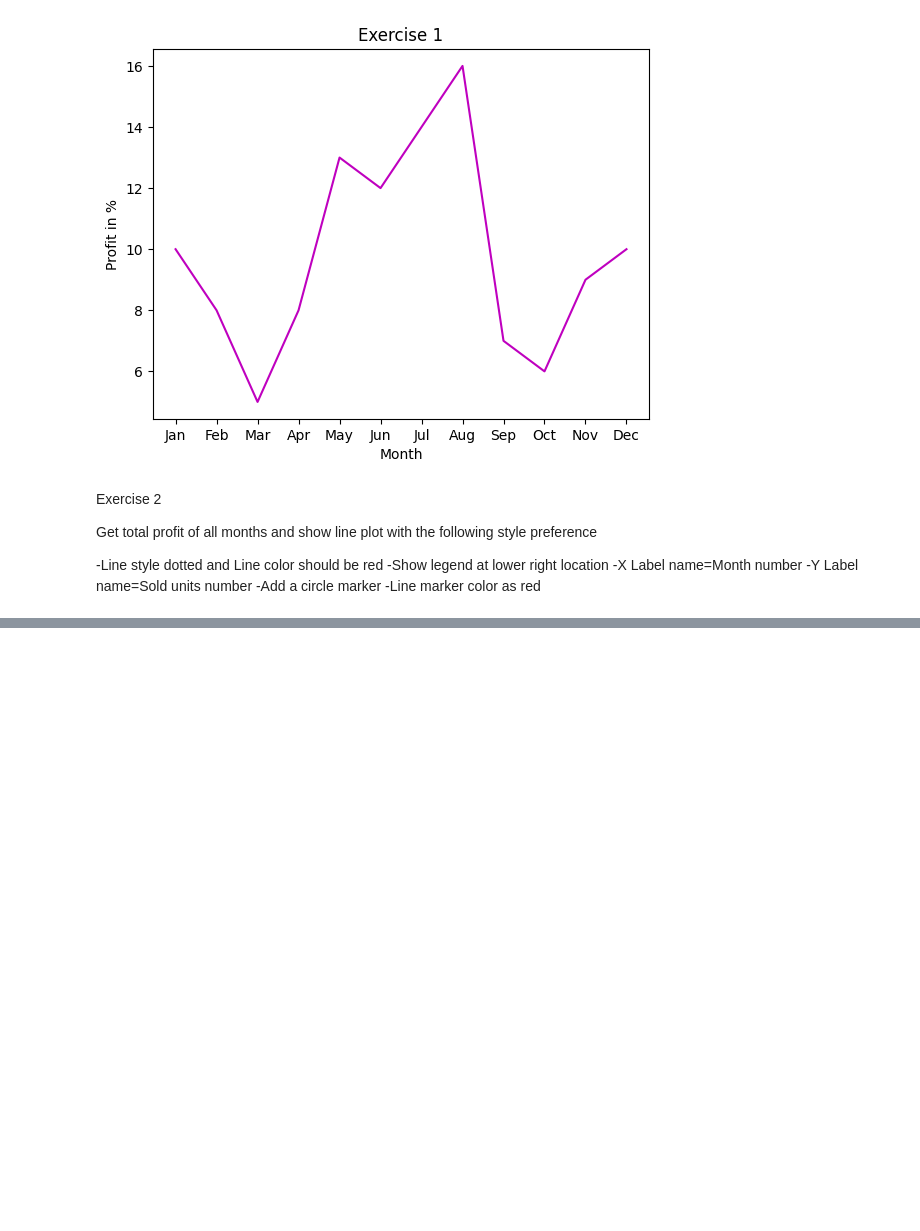
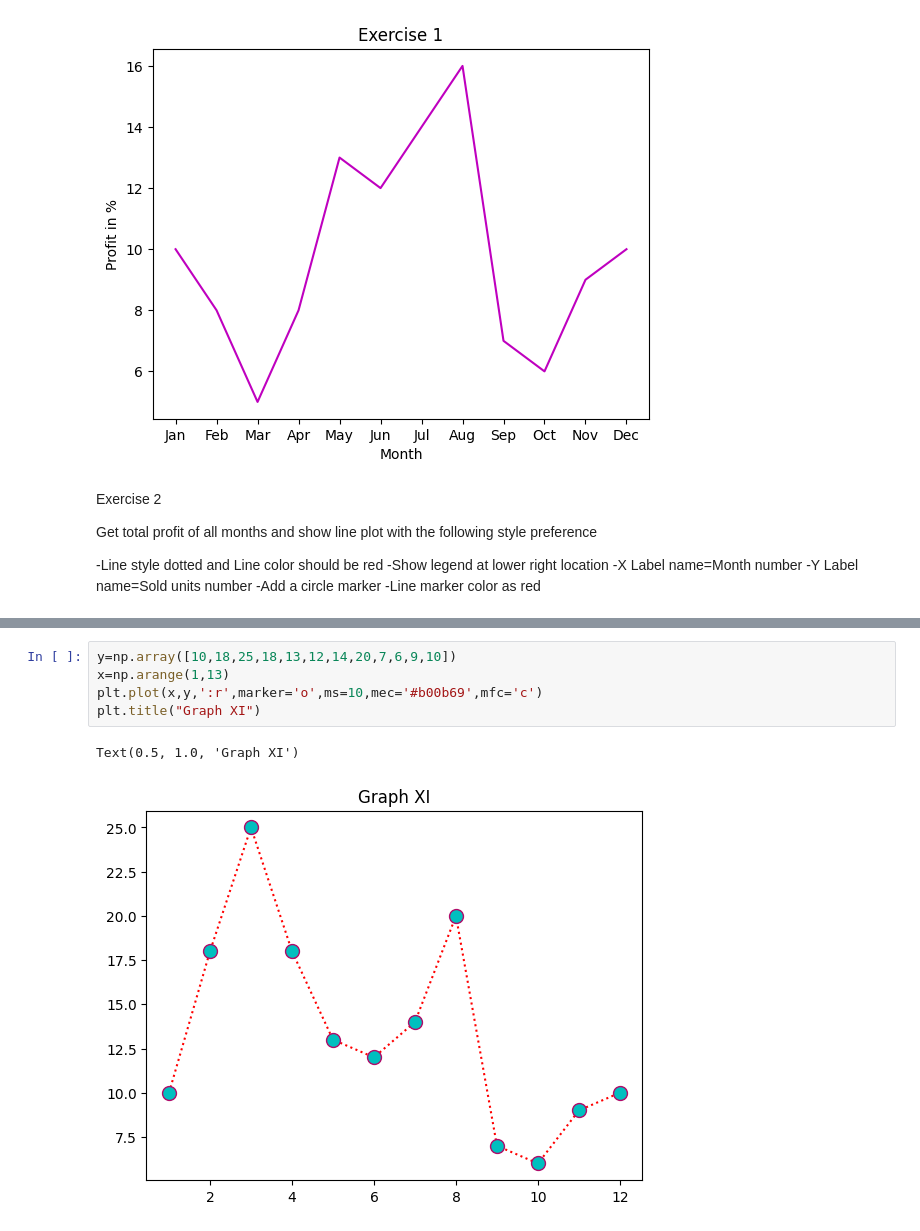
Before and after one commit to V-Adithya/DAV-Python, a Jupyter notebook: DAV Labsheet 1.ipynb, the cells around one changed output, grey strips where cells are left out. Cells and saved outputs as stored; diff of their text form; blank space fills up the shorter version.

```diff
--- a/DAV Labsheet 1.ipynb
+++ b/DAV Labsheet 1.ipynb
@@ -194,0 +213,8 @@ plt.legend("YOOOOOOOOOOOOOOOOOOOOOOO")
+# %%
+y=np.array([10,18,25,18,13,12,14,20,7,6,9,10])
+x=np.arange(1,13)
+plt.plot(x,y,':r',marker='o',ms=10,mec='#b00b69',mfc='c')
+plt.title("Graph XI")
+# %% [output]
+Text(0.5, 1.0, 'Graph XI')
+[figure, added]
```
Also changed, not shown: parts of 4 cells of this notebook.
